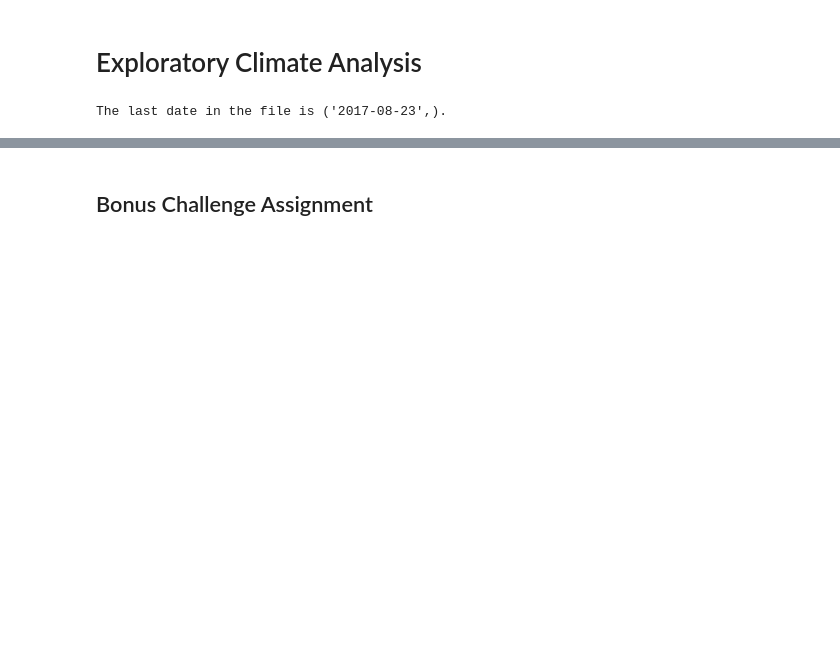
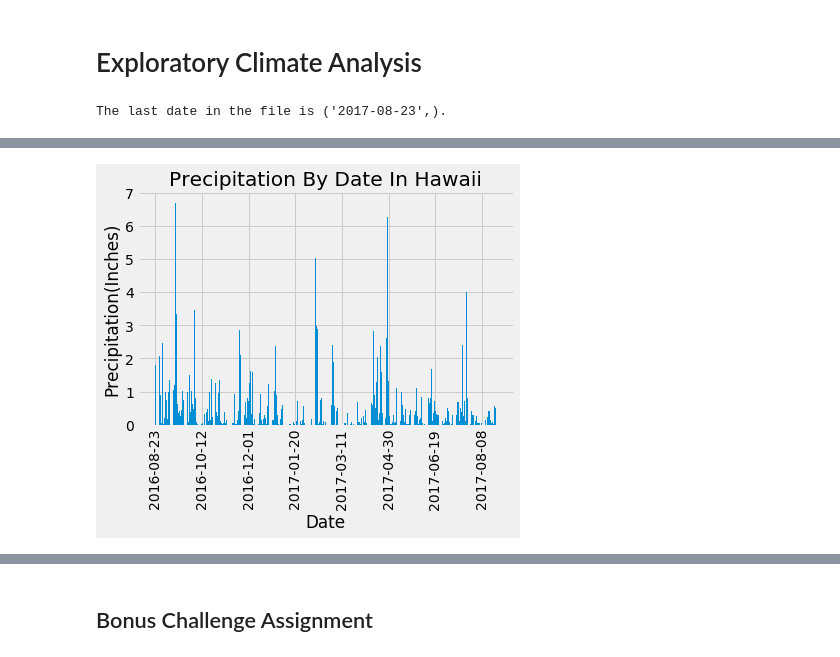
Before and after one commit to VL14/sqlalchemy-challenge, a Jupyter notebook: climate_starter.ipynb, the cells around one changed output, grey strips where cells are left out. Drawn from its saved outputs; the diff is of its cells as text; code cells hidden in the pictures; blank space fills up the shorter version.

Commit message:
finished Precipitation bar chart

```diff
--- a/climate_starter.ipynb
+++ b/climate_starter.ipynb
@@ -118,0 +88,4 @@ plt.grid(zorder=0)
+# %%
+# Set the index to the date column
+prcp_reindex = prcp_df.set_index("date")
+prcp_reindex.head(10)
@@ -119,2 +105,18 @@ plt.grid(zorder=0)
+# %%
+# Create bar chart
+fig, ax = plt.subplots()
+ax.bar(prcp_reindex.index, prcp_reindex['prcp'], zorder=3)
+
+# Format bar chart
+plt.title("Precipitation By Date In Hawaii")
+plt.xlabel("Date")
+plt.xticks(rotation='vertical')
+plt.ylabel("Precipitation(Inches)")
+plt.grid(zorder=0)
+
+# Set major ticks format so it is readable
+ax.xaxis.set_major_locator(plt.MaxNLocator(9))
+# %% [output]
+[figure, added]
 # %%
 # Use Pandas to calculate the summary statistics for the precipitation data
```
Also changed, not shown: parts of 12 cells of this notebook.
